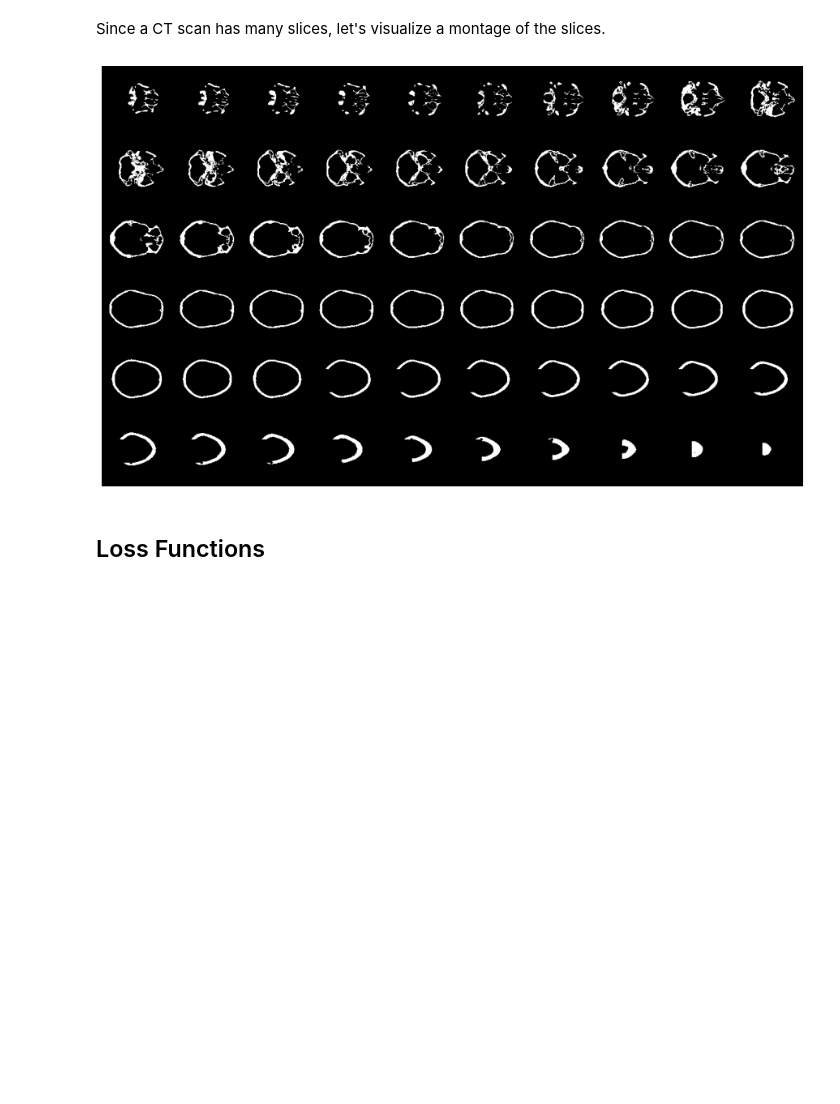
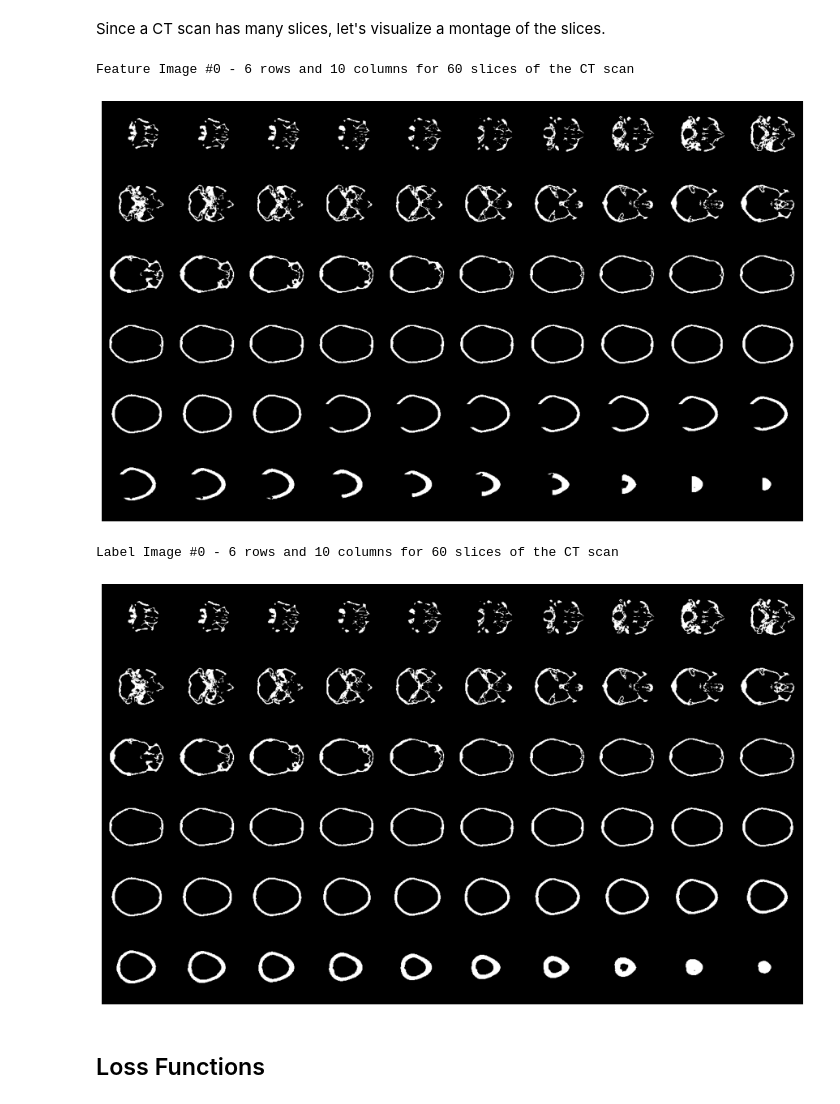
Before and after one commit to JonathanKeav/autoimplant-project, a Jupyter notebook: 3D_implant-generation-skull.ipynb, the cells around one changed output. Drawn from its saved outputs; the diff is of its cells as text; code cells hidden in the pictures; blank space fills up the shorter version.

```diff
--- a/3D_implant-generation-skull.ipynb
+++ b/3D_implant-generation-skull.ipynb
@@ -74,24 +74,38 @@ Lastly, split the dataset into train and validation subsets.
 
 def process_skull_scan(path):
         """Read and resize volume"""
-        util_preprocess = UtilPreprocess()
+        util_scan = UtilScan()
         # Read scan
-        volume = util_preprocess.read_nrrd_file(path)
+        volume, header = util_scan.read_nrrd_file(path)
+        original_shape = volume.shape
+        filename = os.path.basename(path)
         # Normalize
         # volume = normalize(volume)
         # Resize width, height and depth
         #volume = resize_volume(volume)
-        volume = util_preprocess.resizing(volume)
-        return volume
+        volume = util_scan.resizing(volume)
+        return filename, original_shape, header, volume
 
 util_data = UtilData()
-normal_scans = util_data.load_scans("TrainingData/training_set/complete_skull", process_skull_scan)
-abnormal_scans = util_data.load_scans("TrainingData/training_set/defective_skull", process_skull_scan)
+normal_scan_filename, normal_scan_orig_dimentions, normal_scan_header, normal_scans = util_data.load_scans("TrainingData/training_set/complete_skull", process_skull_scan)
+#normal_scan_filename, normal_scan_orig_dimentions,normal_scan_header, normal_scans = util_data.load_scans("TrainingData/training_set/implant", process_skull_scan)
+abnormal_scan_filename, abnormal_scan_orig_dimentions, abnormal_scan_header, abnormal_scans = util_data.load_scans("TrainingData/training_set/defective_skull", process_skull_scan)
+# normal_scan_orig_dimentions, normal_scans = util_data.load_scans("TrainingData/training_set/complete_skull", process_skull_scan)
+# abnormal_scan_orig_dimentions, abnormal_scans = util_data.load_scans("TrainingData/training_set/defective_skull", process_skull_scan)
 
 # test_scans = util_data.load_scans("TrainingData/test_set_for_participants", process_skull_scan)
 # additional_test_scans = util_data.load_scans("TrainingData/additional_test_set_for_participants", process_skull_scan)
 
+# Split into train and test sets
 x_train, y_train, x_val, y_val = util_data.train_test_split(70, normal_scans, abnormal_scans)
+
+# make a corrisponding split for filename, original dimensions and header data
+# - filesname is uses to save prediction with same name as original so that later comparison can easily be done
+# - orig dimintions are needed to return prediction to original size
+# - header is required to calculate HD as space dimnetions are included in nrrd header
+x_train_filename, y_train_filename, x_val_filename, y_val_filename = util_data.train_test_split(70, normal_scan_filename, abnormal_scan_filename)
+x_train_orig_dimentions, y_train_orig_dimentions, x_val_orig_dimentions, y_val_orig_dimentions = util_data.train_test_split(70, normal_scan_orig_dimentions, abnormal_scan_orig_dimentions)
+x_train_header, y_train_header, x_val_header, y_val_headers = util_data.train_test_split(70, normal_scan_header, abnormal_scan_header)
 
 print(
     "Number of samples in train and validation are %d and %d."
@@ -175,10 +188,17 @@ Dimension of the CT scan is: (128, 128, 64, 1)
 # %% [markdown]
 Since a CT scan has many slices, let's visualize a montage of the slices.
 # %%
-# 4 rows and 10 columns for 100 slices of the CT scan.
+# 6 rows and 10 columns for 100 slices of the CT scan.
+imgNum = 0
+print("Feature Image #" + str(imgNum) + " - 6 rows and 10 columns for 60 slices of the CT scan")
 UtilVisualise.plot_slices(6, 10, 128, 128, x_train[0][:, :, :60])
+print("Label Image #" + str(imgNum) + " - 6 rows and 10 columns for 60 slices of the CT scan")
+UtilVisualise.plot_slices(6, 10, 128, 128, y_train[0][:, :, :60])
 # %% [output]
+Feature Image #0 - 6 rows and 10 columns for 60 slices of the CT scan
 [figure]
+Label Image #0 - 6 rows and 10 columns for 60 slices of the CT scan
+[figure, added]
 # %% [markdown]
 ## Loss Functions
 # %% [markdown]
```
Also changed, not shown: parts of 27 cells of this notebook, 5 other files.
